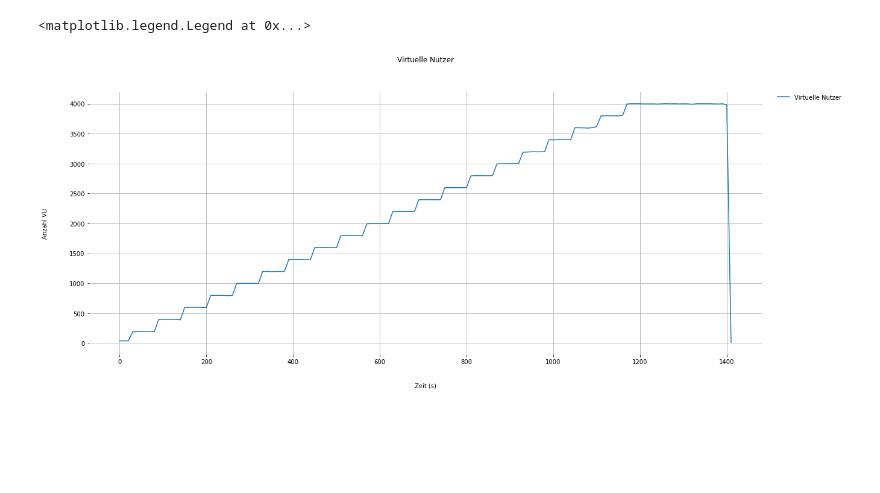
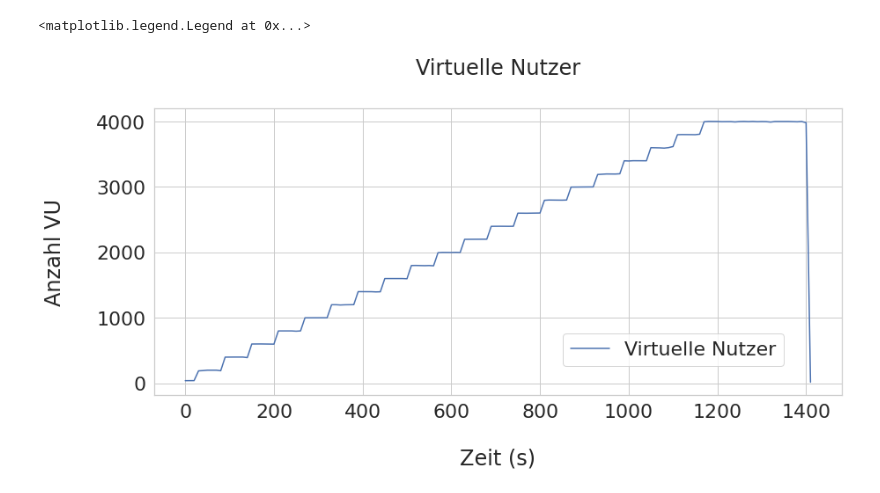
Before and after one commit to laura-franky/bachelor-project, a Jupyter notebook: pandas/Stress - Concurrent User/400VU.ipynb, the cells around one changed output. Cells and saved outputs as stored; diff of their text form; code cells hidden in the pictures; blank space fills up the shorter version.

Commit message:
more graphs

```diff
--- a/pandas/Stress - Concurrent User/400VU.ipynb
+++ b/pandas/Stress - Concurrent User/400VU.ipynb
@@ -25,45 +25,27 @@ C = pd.read_json("../Data/Stress/400VU/MI1/10W-400VU-stress-c-report5.json")
 time = get_time_series(A)
 concurrency = get_concurrency(time, B)
 # %%
-# Plot settings.
-figure, row = plt.subplots(
-    nrows=1,
-    ncols=1,
-    sharey='row',
-    sharex='col',
-    figsize=(20,8)
-)
-plt.grid()
-
-# Label settings
-row.set_title('Virtuelle Nutzer', y=1.1)
-row.set_ylabel('Anzahl VU', labelpad=35)
-row.set_xlabel('Zeit (s)', labelpad=30)
+sb.set(font_scale=2)
+sb.set_style("whitegrid")
+figure = plt.figure(figsize = (14,6))
 
 # Plot
 concurrency_plot = sb.lineplot(
-    ax=row,
-    dashes=False,
-    legend=False,
-    data=concurrency
+    data=concurrency,
 )
 
-# Grid settings.
-sb.despine(
-    left=True,
-    bottom=True
-)
+# Label settings
+concurrency_plot.set_title('Virtuelle Nutzer', y=1.1)
+concurrency_plot.set_ylabel('Anzahl VU', labelpad=35)
+concurrency_plot.set_xlabel('Zeit (s)', labelpad=30)
 
 # Legend settings.
 concurrency_plot.legend(
     loc=2,
-    frameon=False,
-    framealpha=1.0,
-    borderaxespad=0.0,
-    bbox_to_anchor=(1.02, 1),
-    labels=['Virtuelle Nutzer'],
+    bbox_to_anchor=(0.58, 0.25),
+    labels=['Virtuelle Nutzer' ],
 )
 # %% [output]
 <matplotlib.legend.Legend at 0x...>
-[figure, old version]
+[figure, new version]
 # %%
```
Also changed, not shown: parts of 1 cell of this notebook, 5 other files.
